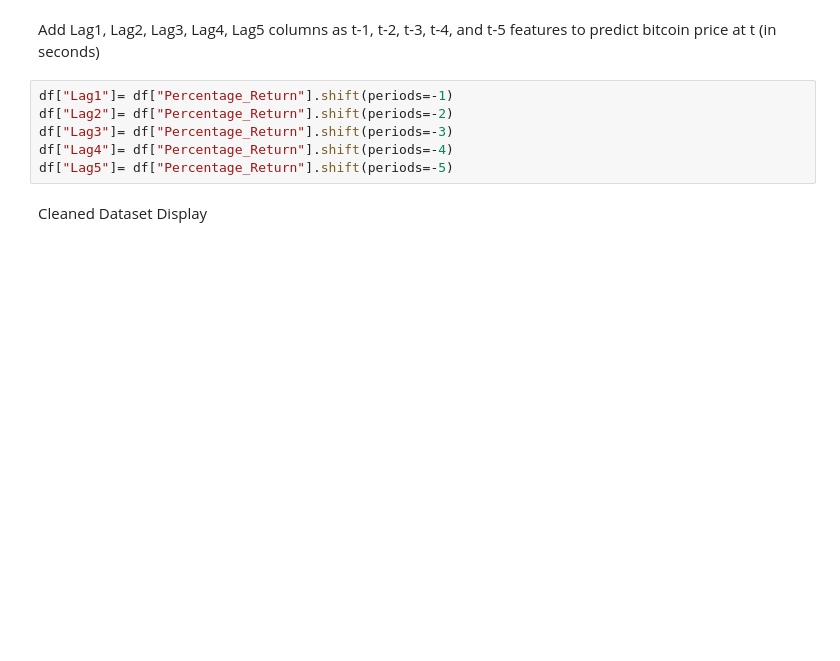
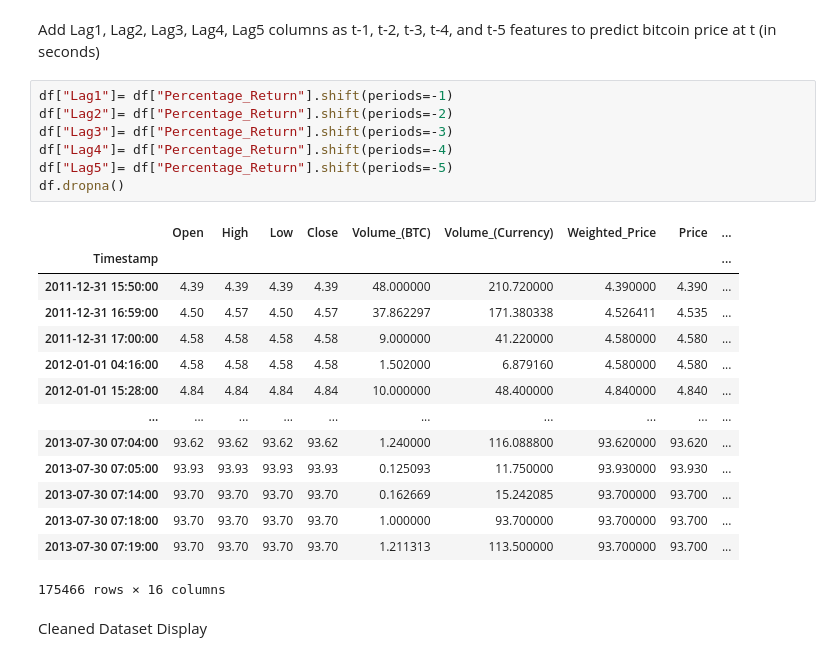
Before and after one commit to zhouchun0105/BA780-project, a Jupyter notebook: BA780.ipynb, the cells around one changed output. Drawn from its saved outputs; the diff is of its cells as text; blank space fills up the shorter version.

```diff
--- a/BA780.ipynb
+++ b/BA780.ipynb
@@ -53,9 +89,25 @@ Add Lag1, Lag2, Lag3, Lag4, Lag5 columns as t-1, t-2, t-3, t-4, and t-5 features
 # %%
 df["Lag1"]= df["Percentage_Return"].shift(periods=-1)
 df["Lag2"]= df["Percentage_Return"].shift(periods=-2)
 df["Lag3"]= df["Percentage_Return"].shift(periods=-3)
 df["Lag4"]= df["Percentage_Return"].shift(periods=-4)
 df["Lag5"]= df["Percentage_Return"].shift(periods=-5)
+df.dropna()
+# %% [output]
+|  | Open | High | Low | Close | Volume_(BTC) | Volume_(Currency) | Weighted_Price | Price | ... |
+| Timestamp |  |  |  |  |  |  |  |  | ... |
+| 2011-12-31 15:50:00 | 4.39 | 4.39 | 4.39 | 4.39 | 48.000000 | 210.720000 | 4.390000 | 4.390 | ... |
+| 2011-12-31 16:59:00 | 4.50 | 4.57 | 4.50 | 4.57 | 37.862297 | 171.380338 | 4.526411 | 4.535 | ... |
+| 2011-12-31 17:00:00 | 4.58 | 4.58 | 4.58 | 4.58 | 9.000000 | 41.220000 | 4.580000 | 4.580 | ... |
+| 2012-01-01 04:16:00 | 4.58 | 4.58 | 4.58 | 4.58 | 1.502000 | 6.879160 | 4.580000 | 4.580 | ... |
+| 2012-01-01 15:28:00 | 4.84 | 4.84 | 4.84 | 4.84 | 10.000000 | 48.400000 | 4.840000 | 4.840 | ... |
+| ... | ... | ... | ... | ... | ... | ... | ... | ... | ... |
+| 2013-07-30 07:04:00 | 93.62 | 93.62 | 93.62 | 93.62 | 1.240000 | 116.088800 | 93.620000 | 93.620 | ... |
+| 2013-07-30 07:05:00 | 93.93 | 93.93 | 93.93 | 93.93 | 0.125093 | 11.750000 | 93.930000 | 93.930 | ... |
+| 2013-07-30 07:14:00 | 93.70 | 93.70 | 93.70 | 93.70 | 0.162669 | 15.242085 | 93.700000 | 93.700 | ... |
+| 2013-07-30 07:18:00 | 93.70 | 93.70 | 93.70 | 93.70 | 1.000000 | 93.700000 | 93.700000 | 93.700 | ... |
+| 2013-07-30 07:19:00 | 93.70 | 93.70 | 93.70 | 93.70 | 1.211313 | 113.500000 | 93.700000 | 93.700 | ... |
+175466 rows × 16 columns
 # %% [markdown]
 Cleaned Dataset Display
 # %%
```
Also changed, not shown: parts of 11 cells of this notebook.
